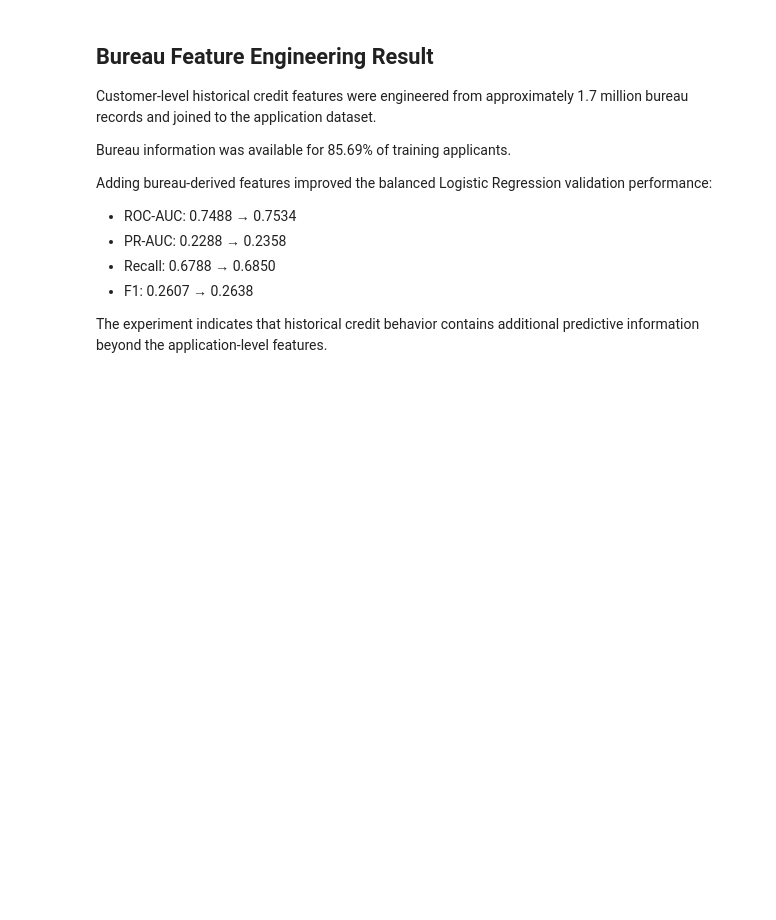
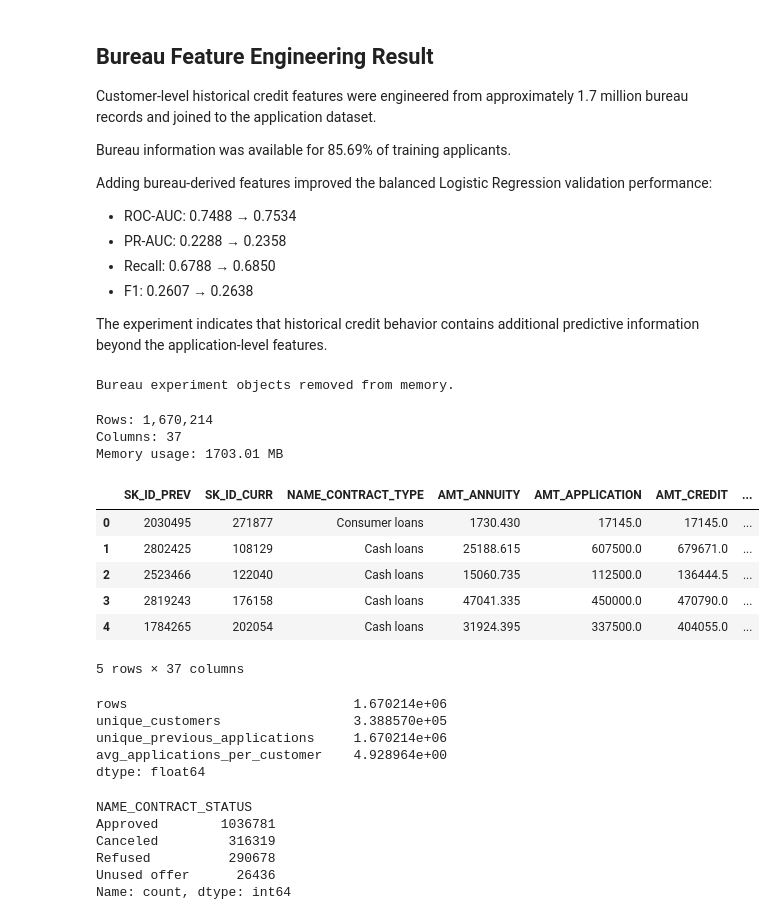
Before and after one commit to Ayfernaz-Baygin/creditlens-ai, a Jupyter notebook: notebooks/03_relational_feature_engineering.ipynb, the cells around one changed output. Drawn from its saved outputs; the diff is of its cells as text; code cells hidden in the pictures; blank space fills up the shorter version.

Commit message:
Add relational feature engineering experiments

```diff
--- a/notebooks/03_relational_feature_engineering.ipynb
+++ b/notebooks/03_relational_feature_engineering.ipynb
@@ -779,3 +779,71 @@ Adding bureau-derived features improved the balanced Logistic Regression validat
 - F1: 0.2607 → 0.2638
 
 The experiment indicates that historical credit behavior contains additional predictive information beyond the application-level features.
+# %%
+del X_bureau
+del X_train_bureau
+del X_val_bureau
+del y_bureau
+del y_train_bureau
+del y_val_bureau
+del train_with_bureau
+
+gc.collect()
+
+print("Bureau experiment objects removed from memory.")
+# %% [output]
+Bureau experiment objects removed from memory.
+# %%
+previous = pd.read_csv(
+    DATA_DIR / "previous_application.csv",
+    low_memory=False
+)
+
+print(f"Rows: {previous.shape[0]:,}")
+print(f"Columns: {previous.shape[1]}")
+print(
+    f"Memory usage: "
+    f"{previous.memory_usage(deep=True).sum() / (1024 ** 2):.2f} MB"
+)
+
+previous.head()
+# %% [output]
+Rows: 1,670,214
+Columns: 37
+Memory usage: 1703.01 MB
+|  | SK_ID_PREV | SK_ID_CURR | NAME_CONTRACT_TYPE | AMT_ANNUITY | AMT_APPLICATION | AMT_CREDIT | ... |
+| 0 | 2030495 | 271877 | Consumer loans | 1730.430 | 17145.0 | 17145.0 | ... |
+| 1 | 2802425 | 108129 | Cash loans | 25188.615 | 607500.0 | 679671.0 | ... |
+| 2 | 2523466 | 122040 | Cash loans | 15060.735 | 112500.0 | 136444.5 | ... |
+| 3 | 2819243 | 176158 | Cash loans | 47041.335 | 450000.0 | 470790.0 | ... |
+| 4 | 1784265 | 202054 | Cash loans | 31924.395 | 337500.0 | 404055.0 | ... |
+5 rows × 37 columns
+# %%
+previous_summary = pd.Series({
+    "rows": len(previous),
+    "unique_customers": previous["SK_ID_CURR"].nunique(),
+    "unique_previous_applications": previous["SK_ID_PREV"].nunique(),
+    "avg_applications_per_customer": (
+        len(previous)
+        / previous["SK_ID_CURR"].nunique()
+    )
+})
+
+previous_summary
+# %% [output]
+rows                             1.670214e+06
+unique_customers                 3.388570e+05
+unique_previous_applications     1.670214e+06
+avg_applications_per_customer    4.928964e+00
+dtype: float64
+# %%
+previous["NAME_CONTRACT_STATUS"].value_counts(
+    dropna=False
+)
+# %% [output]
+NAME_CONTRACT_STATUS
+Approved        1036781
+Canceled         316319
+Refused          290678
+Unused offer      26436
+Name: count, dtype: int64
```
Also changed, not shown: parts of 71 cells of this notebook, 4 other files.
